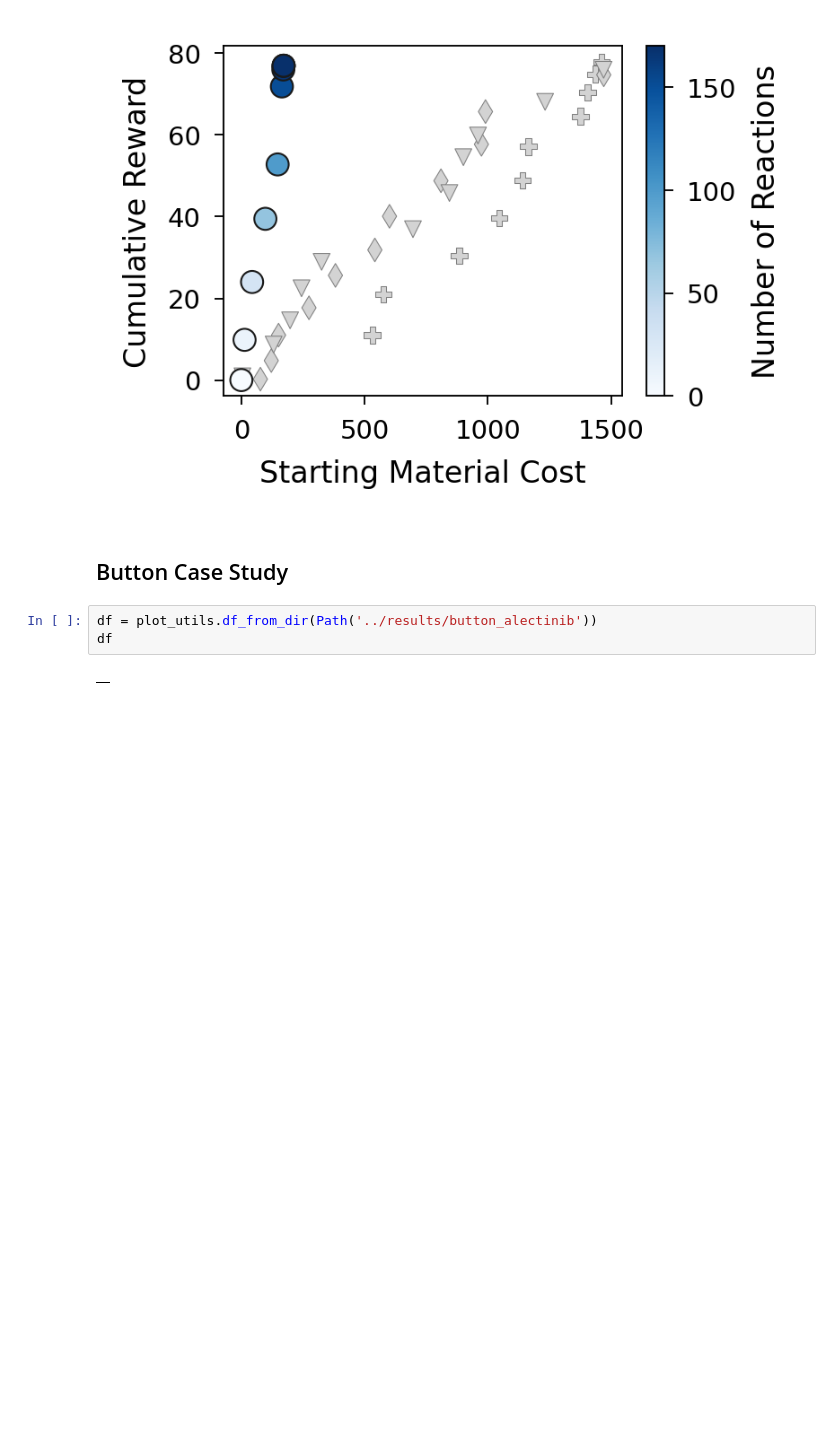
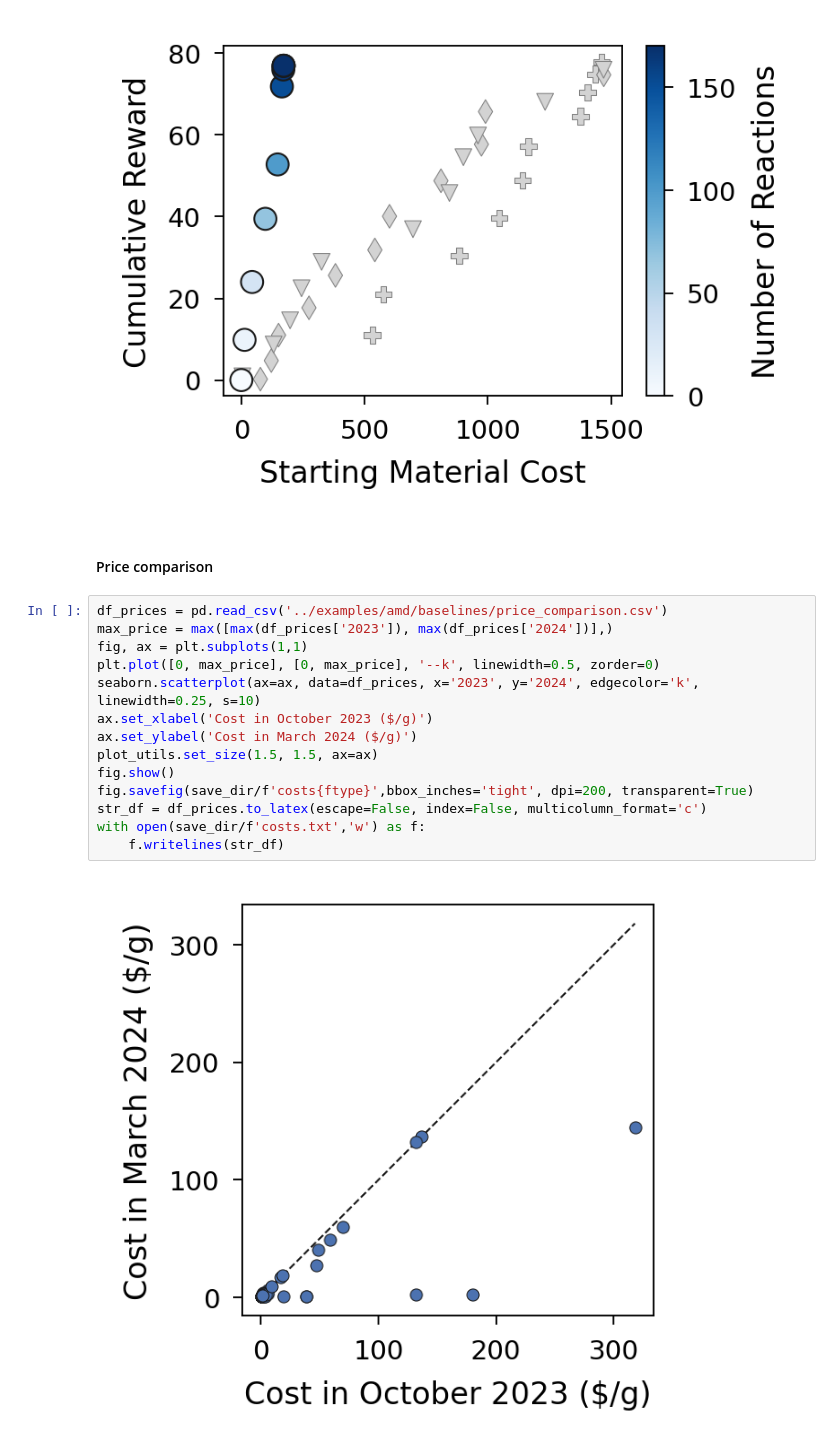
Before and after one commit to coleygroup/sparrow, a Jupyter notebook: notebooks/analyze_results.ipynb, the cells around one changed output. Cells and saved outputs as stored; diff of their text form; blank space fills up the shorter version.

```diff
--- a/notebooks/analyze_results.ipynb
+++ b/notebooks/analyze_results.ipynb
@@ -317,10 +339,21 @@ ax, fig = scatter_plot_2d_seaborn(
 fig.savefig(save_dir/f'pareto_3{ftype}',bbox_inches='tight', dpi=200, transparent=True)
 # %% [output]
 [figure]
-# %% [markdown]
-## Button Case Study
-# %%
-df = plot_utils.df_from_dir(Path('../results/button_alectinib'))
-df
-# %% [output]
-|  |
+# %% [markdown]
+#### Price comparison
+# %%
+df_prices = pd.read_csv('../examples/amd/baselines/price_comparison.csv')
+max_price = max([max(df_prices['2023']), max(df_prices['2024'])],)
+fig, ax = plt.subplots(1,1)
+plt.plot([0, max_price], [0, max_price], '--k', linewidth=0.5, zorder=0)
+seaborn.scatterplot(ax=ax, data=df_prices, x='2023', y='2024', edgecolor='k', linewidth=0.25, s=10)
+ax.set_xlabel('Cost in October 2023 ($/g)')
+ax.set_ylabel('Cost in March 2024 ($/g)')
+plot_utils.set_size(1.5, 1.5, ax=ax)
+fig.show()
+fig.savefig(save_dir/f'costs{ftype}',bbox_inches='tight', dpi=200, transparent=True)
+str_df = df_prices.to_latex(escape=False, index=False, multicolumn_format='c')
+with open(save_dir/f'costs.txt','w') as f:
+    f.writelines(str_df)
+# %% [output]
+[figure, added]
```
Also changed, not shown: parts of 7 cells of this notebook, 8 other files.
